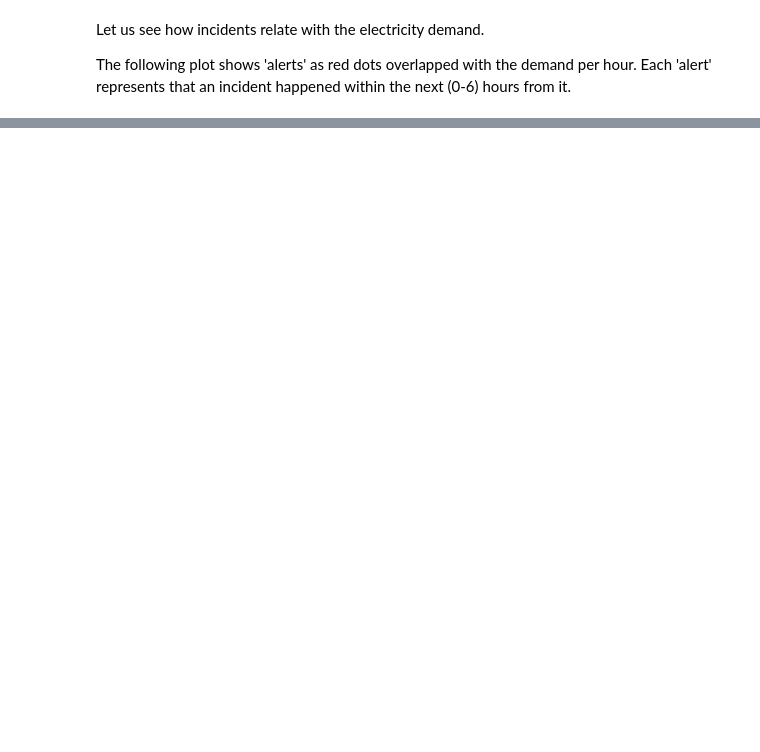
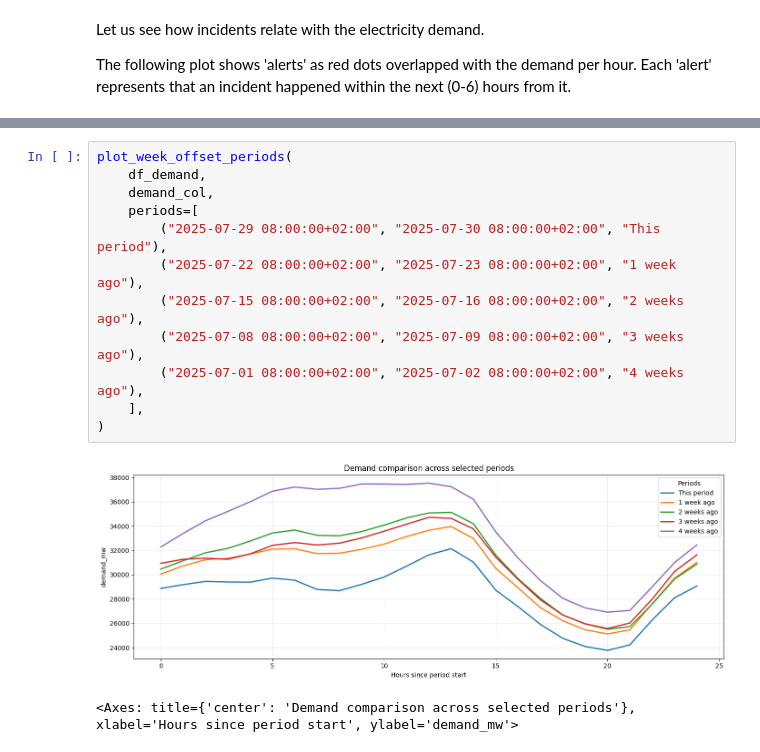
Before and after one commit to feelilopez/electricity-incident-prediction, a Jupyter notebook: notebooks/01_quick_eda_and_results.ipynb, the cells around one changed output, grey strips where cells are left out. Drawn from its saved outputs; the diff is of its cells as text; blank space fills up the shorter version.

```diff
--- a/notebooks/01_quick_eda_and_results.ipynb
+++ b/notebooks/01_quick_eda_and_results.ipynb
@@ -394,0 +325,15 @@ Notice that the first 'alert' point was at 15hs (see the 'red dots' plot); so an
+# %%
+plot_week_offset_periods(
+    df_demand,
+    demand_col,
+    periods=[
+        ("2025-07-29 08:00:00+02:00", "2025-07-30 08:00:00+02:00", "This period"),
+        ("2025-07-22 08:00:00+02:00", "2025-07-23 08:00:00+02:00", "1 week ago"),
+        ("2025-07-15 08:00:00+02:00", "2025-07-16 08:00:00+02:00", "2 weeks ago"),
+        ("2025-07-08 08:00:00+02:00", "2025-07-09 08:00:00+02:00", "3 weeks ago"),
+        ("2025-07-01 08:00:00+02:00", "2025-07-02 08:00:00+02:00", "4 weeks ago"),
+    ],
+)
+# %% [output]
+[figure, added]
+<Axes: title={'center': 'Demand comparison across selected periods'}, xlabel='Hours since period start', ylabel='demand_mw'>
```
Also changed, not shown: parts of 23 cells of this notebook, 3 other files.
